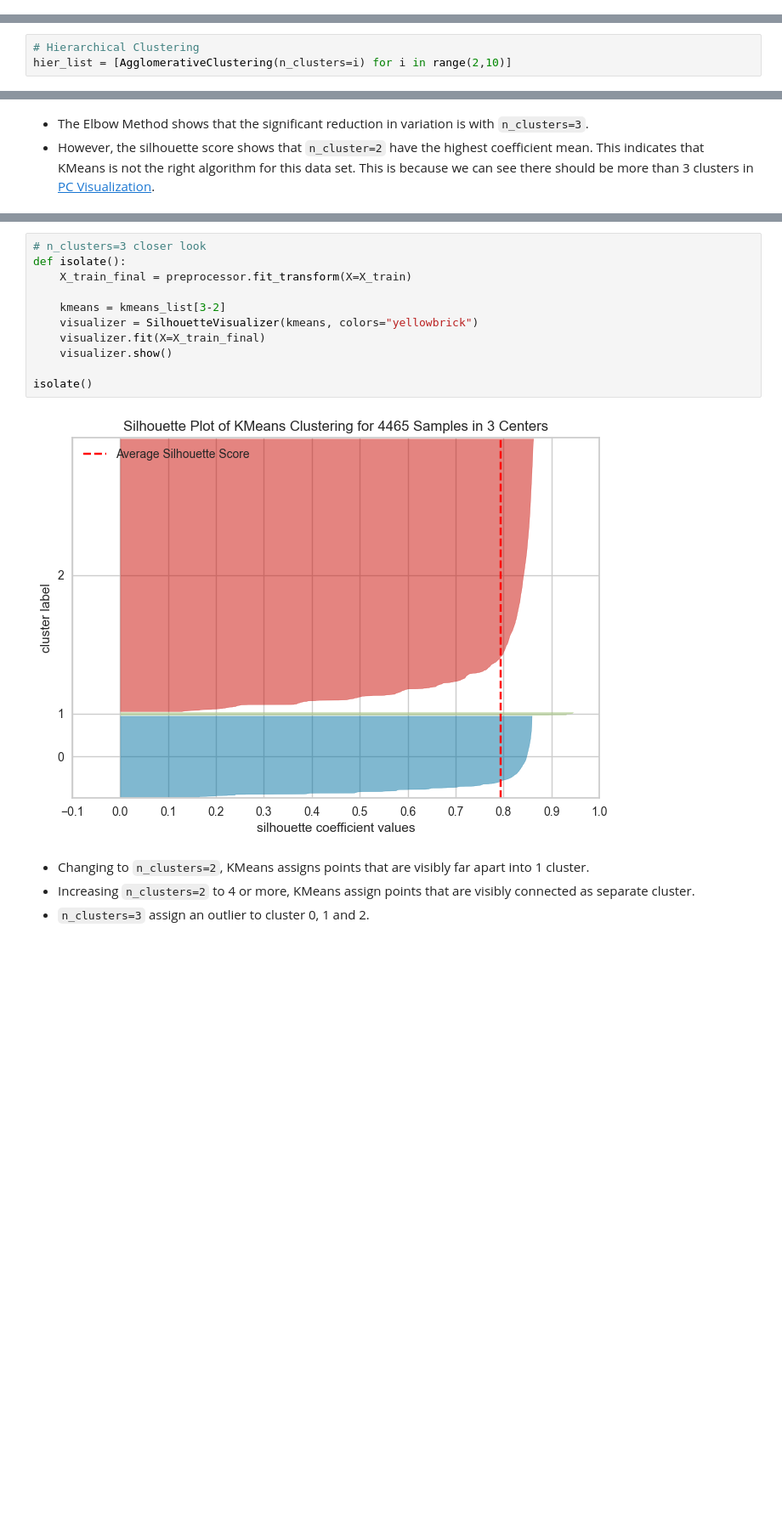
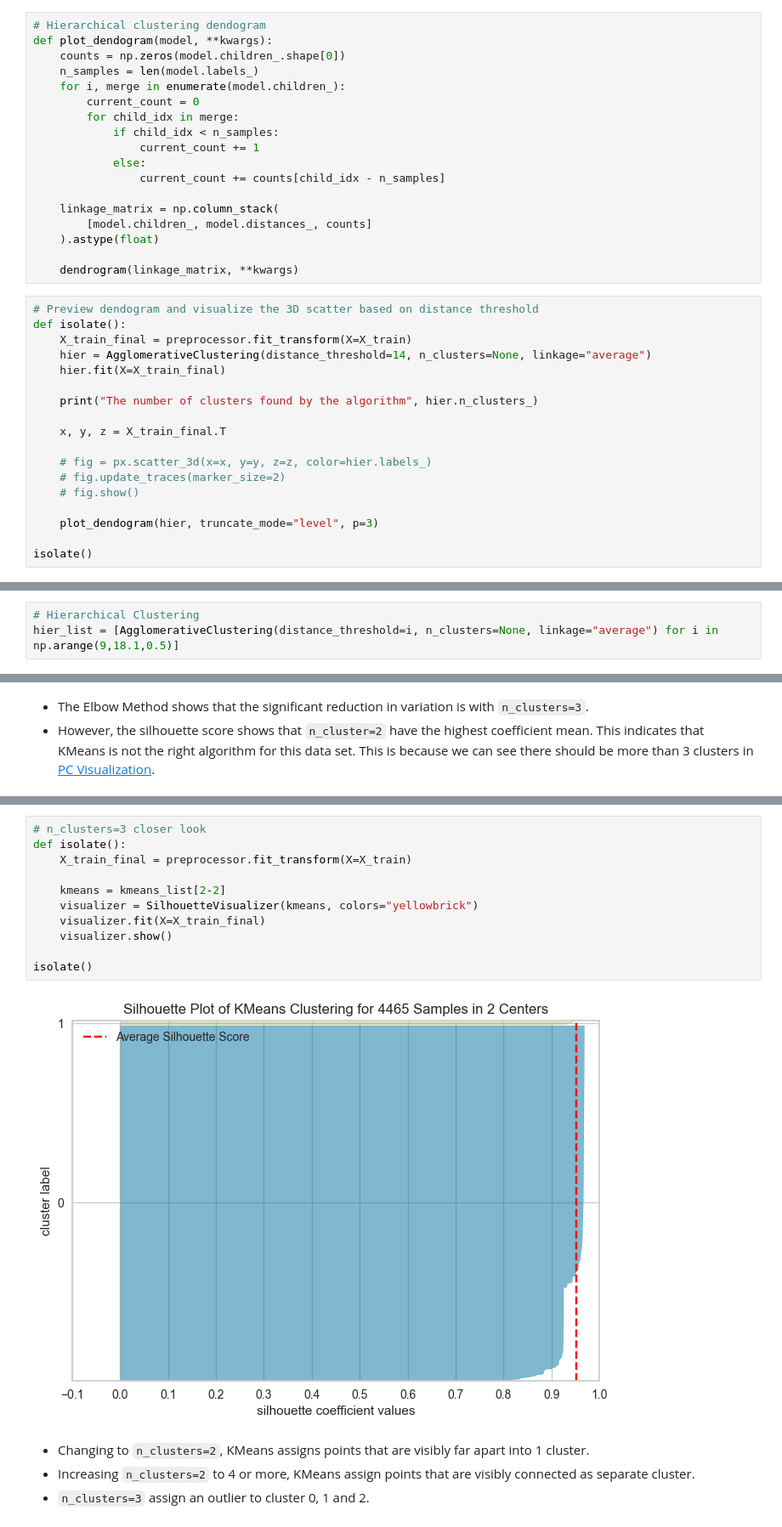
Before and after one commit to jasonrichdarmawan/p1-g4, a Jupyter notebook: h8dsft_P1G4_jason_rich_darmawan_onggo_putra.ipynb, the cells around one changed output, grey strips where cells are left out. Shown at 85% size. Saved outputs shown, nothing was run; the diff lists cells and outputs as text; blank space fills up the shorter version.

```diff
--- a/h8dsft_P1G4_jason_rich_darmawan_onggo_putra.ipynb
+++ b/h8dsft_P1G4_jason_rich_darmawan_onggo_putra.ipynb
@@ -678,0 +747,36 @@ isolate()
+# %%
+# Hierarchical clustering dendogram
+def plot_dendogram(model, **kwargs):
+    counts = np.zeros(model.children_.shape[0])
+    n_samples = len(model.labels_)
+    for i, merge in enumerate(model.children_):
+        current_count = 0
+        for child_idx in merge:
+            if child_idx < n_samples:
+                current_count += 1
+            else:
+                current_count += counts[child_idx - n_samples]
+
+    linkage_matrix = np.column_stack(
+        [model.children_, model.distances_, counts]
+    ).astype(float)
+
+    dendrogram(linkage_matrix, **kwargs)
+# %%
+# Preview dendogram and visualize the 3D scatter based on distance threshold
+def isolate():
+    X_train_final = preprocessor.fit_transform(X=X_train)
+    hier = AgglomerativeClustering(distance_threshold=14, n_clusters=None, linkage="average")
+    hier.fit(X=X_train_final)
+
+    print("The number of clusters found by the algorithm", hier.n_clusters_)
+
+    x, y, z = X_train_final.T
+
+    # fig = px.scatter_3d(x=x, y=y, z=z, color=hier.labels_)
+    # fig.update_traces(marker_size=2)
+    # fig.show()
+
+    plot_dendogram(hier, truncate_mode="level", p=3)
+
+isolate()
@@ -679,6 +786,6 @@ isolate()
 # %%
 # Hierarchical Clustering
-hier_list = [AgglomerativeClustering(n_clusters=i) for i in range(2,10)]
+hier_list = [AgglomerativeClustering(distance_threshold=i, n_clusters=None, linkage="average") for i in np.arange(9,18.1,0.5)]
 # %% [markdown]
 # 7 - Model Training
 # %%
@@ -779,16 +886,16 @@ isolate()
 # %%
 # n_clusters=3 closer look
 def isolate():
     X_train_final = preprocessor.fit_transform(X=X_train)
 
-    kmeans = kmeans_list[3-2]
+    kmeans = kmeans_list[2-2]
     visualizer = SilhouetteVisualizer(kmeans, colors="yellowbrick")
     visualizer.fit(X=X_train_final)
     visualizer.show()
 
 isolate()
 # %% [output]
-[figure, old version]
+[figure, new version]
 # %% [markdown]
 - Changing to `n_clusters=2`, KMeans assigns points that are visibly far apart into 1 cluster.
 - Increasing `n_clusters=2` to 4 or more, KMeans assign points that are visibly connected as separate cluster.
```
Also changed, not shown: parts of 33 cells of this notebook, 2 other files.
